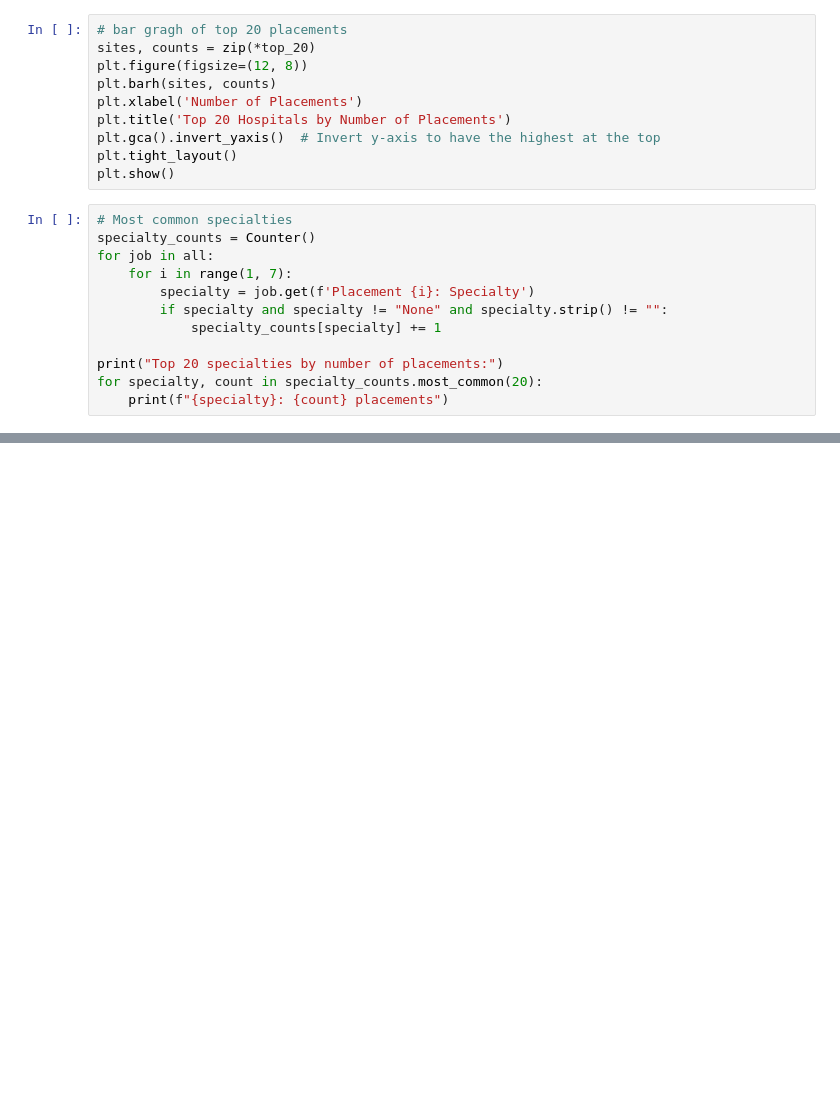
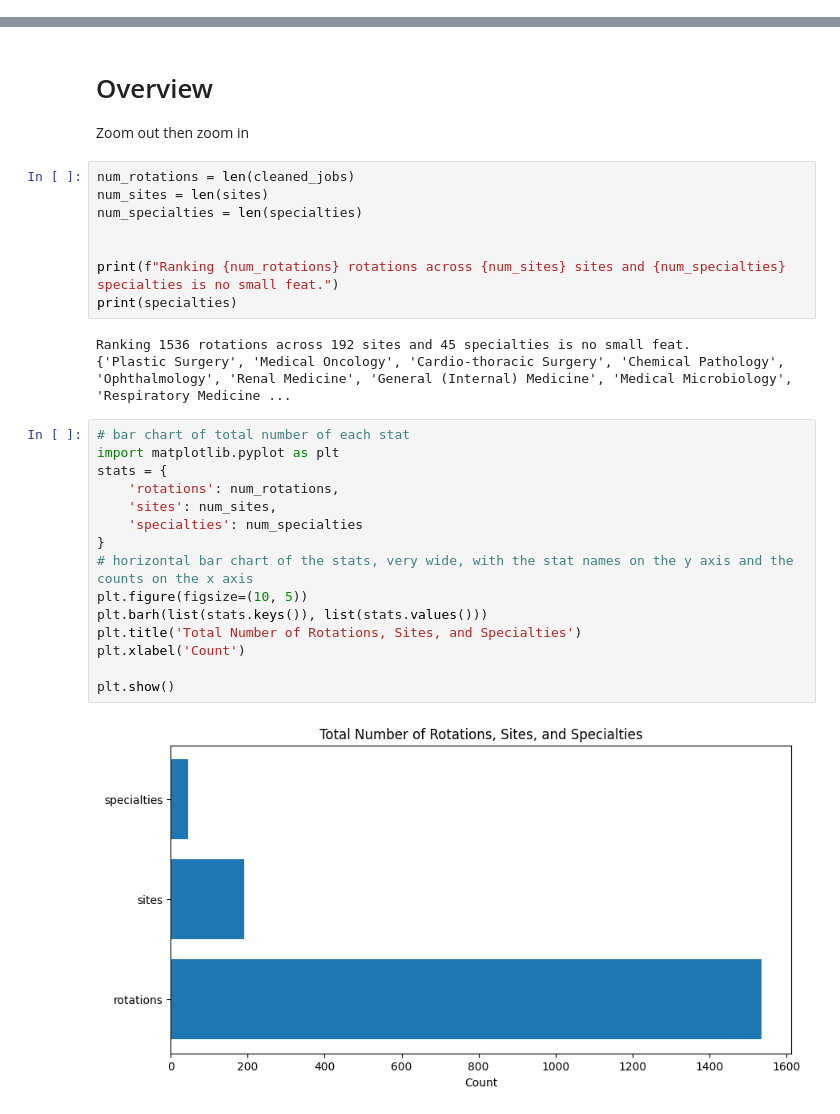
Before and after one commit to AntonGomes/FYRanker, a Jupyter notebook: data/analysis.ipynb, the cells around one changed output, grey strips where cells are left out. Saved outputs shown, nothing was run; the diff lists cells and outputs as text; blank space fills up the shorter version.

```diff
--- a/data/analysis.ipynb
+++ b/data/analysis.ipynb
@@ -166,22 +29,0 @@ Inverclyde Royal Hospital: 102 placements
-# %%
-# bar gragh of top 20 placements
-sites, counts = zip(*top_20)
-plt.figure(figsize=(12, 8))
-plt.barh(sites, counts)
-plt.xlabel('Number of Placements')
-plt.title('Top 20 Hospitals by Number of Placements')
-plt.gca().invert_yaxis()  # Invert y-axis to have the highest at the top
-plt.tight_layout()
-plt.show()
-# %%
-# Most common specialties
-specialty_counts = Counter()
-for job in all:
-    for i in range(1, 7):
-        specialty = job.get(f'Placement {i}: Specialty')
-        if specialty and specialty != "None" and specialty.strip() != "":
-            specialty_counts[specialty] += 1
-
-print("Top 20 specialties by number of placements:")
-for specialty, count in specialty_counts.most_common(20):
-    print(f"{specialty}: {count} placements")
@@ -205,0 +95,31 @@ Neurosurgery: 59 placements
+# %% [markdown]
+# Overview
+Zoom out then zoom in
+# %%
+num_rotations = len(cleaned_jobs)
+num_sites = len(sites)
+num_specialties = len(specialties)
+
+
+print(f"Ranking {num_rotations} rotations across {num_sites} sites and {num_specialties} specialties is no small feat.")
+print(specialties)
+# %% [output]
+Ranking 1536 rotations across 192 sites and 45 specialties is no small feat.
+{'Plastic Surgery', 'Medical Oncology', 'Cardio-thoracic Surgery', 'Chemical Pathology', 'Ophthalmology', 'Renal Medicine', 'General (Internal) Medicine', 'Medical Microbiology', 'Respiratory Medicine ...
+# %%
+# bar chart of total number of each stat
+import matplotlib.pyplot as plt
+stats = {
+    'rotations': num_rotations,
+    'sites': num_sites,
+    'specialties': num_specialties
+}
+# horizontal bar chart of the stats, very wide, with the stat names on the y axis and the counts on the x axis
+plt.figure(figsize=(10, 5))
+plt.barh(list(stats.keys()), list(stats.values()))
+plt.title('Total Number of Rotations, Sites, and Specialties')
+plt.xlabel('Count')
+
+plt.show()
+# %% [output]
+[figure, added]
```
Also changed, not shown: parts of 16 cells of this notebook, 6 other files.
